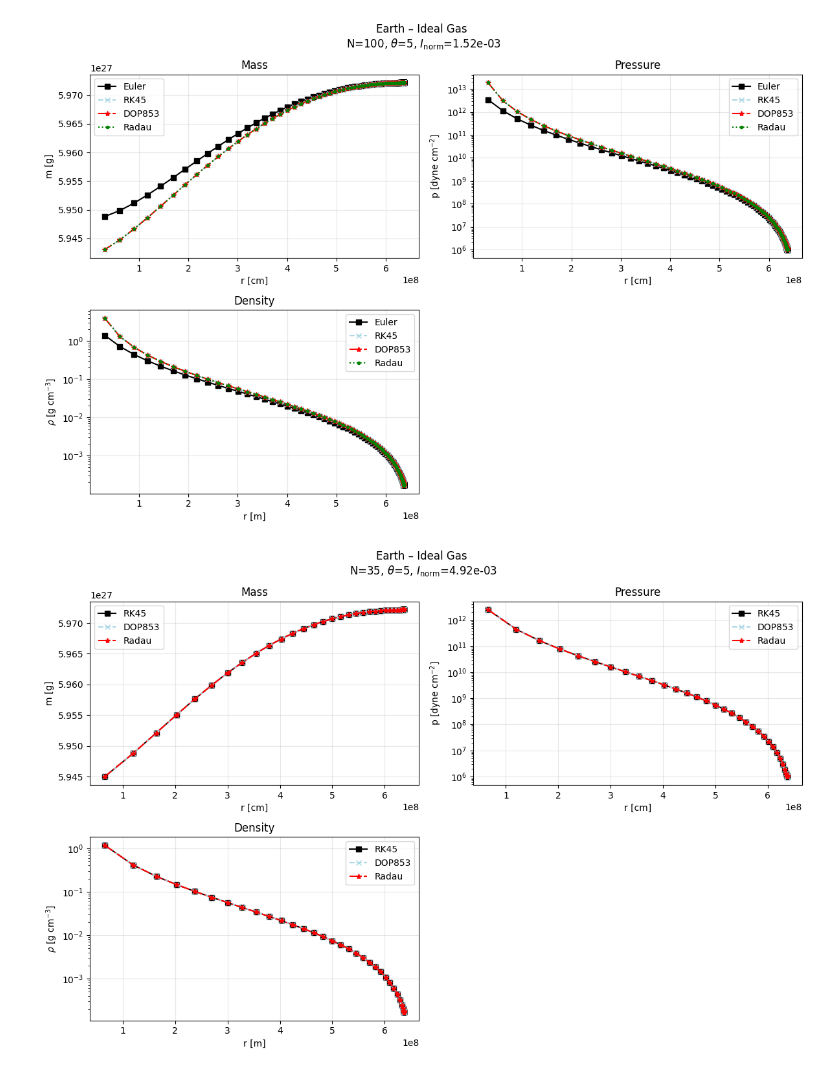
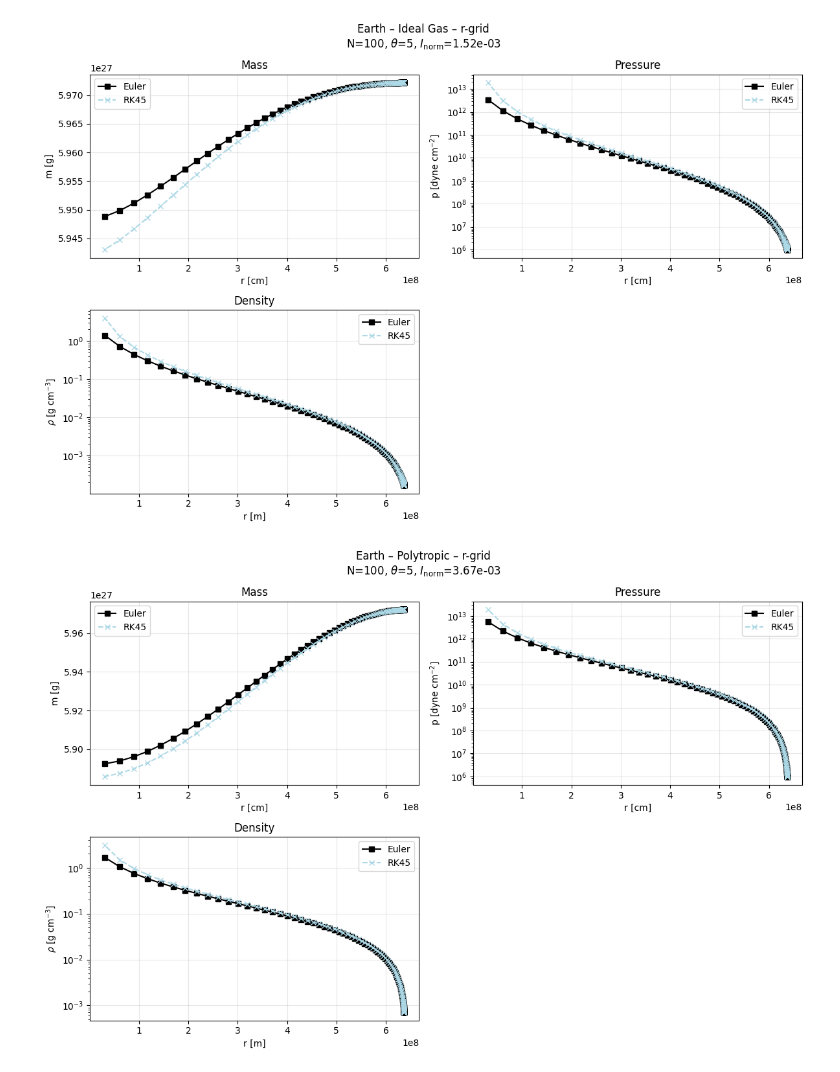
Before and after one commit to Akut-Luna/AST-514-Final-Project, a Jupyter notebook: plot_different_solvers.ipynb, the cells around one changed output. Drawn from its saved outputs; the diff is of its cells as text; code cells hidden in the pictures.

Commit message:
m grid done

```diff
--- a/plot_different_solvers.ipynb
+++ b/plot_different_solvers.ipynb
@@ -4,10 +4,9 @@ import numpy as np
 import pandas as pd
 import matplotlib.pyplot as plt
 # %%
-def load_data(planet_name, sim_no, grid_type, N, theta):
+def load_data(planet_name, sim_no, grid_type, N, theta, simulation_methods):
     sim_name = get_sim_name_by_number(sim_no)
     data_files = []
-    simulation_methods = ['Euler', 'RK45', 'DOP853', 'Radau']
     for sim_method in simulation_methods:
         file_name = f'{planet_name}_{sim_name}_{sim_method}_theta_{theta}.csv'
         file_path = os.path.join('data', 'simulation_results', f'{grid_type}_grid', f'N={N}', file_name)
@@ -93,9 +92,13 @@ def plot_data(datas, sim_methods, planet_name, sim_no, grid_type, N, theta, show
         sim_name += part + ' '
 
     if len(sim_methods) == 1:
-        title = f'{planet_name} \u2013 {sim_name} \u2013 {sim_methods[0]}\nN={N_eff}, $\\theta$={theta}, ' + '$I_\\text{norm}$=' + f'{MoI:.2e}'
+        title_top = f'{planet_name} \u2013 {sim_name[:-1]} \u2013 {sim_methods[0]} \u2013 {grid_type}-grid'
+        title_bottom = f'\nN={N_eff}, $\\theta$={theta}, ' + '$I_\\text{norm}$=' + f'{MoI:.2e}'
+        title = title_top + title_bottom
     else:
-        title = f'{planet_name} \u2013 {sim_name}\nN={N_eff}, $\\theta$={theta}, ' + '$I_\\text{norm}$=' + f'{MoI:.2e}'
+        title_top = f'{planet_name} \u2013 {sim_name[:-1]} \u2013 {grid_type}-grid'
+        title_bottom = f'\nN={N_eff}, $\\theta$={theta}, ' + '$I_\\text{norm}$=' + f'{MoI:.2e}'
+        title = title_top + title_bottom
 
     plt.suptitle(title)
     plt.tight_layout()
@@ -130,11 +133,12 @@ def get_sim_name_by_number(number):
 # %%
 N = 100
 theta = 5
+simulation_methods=['Euler', 'RK45'] # 'Euler', 'RK45', 'DOP853', 'Radau'
 for planet in ['Earth']:
-    for grid_type in ['r', 'm']:
-        for sim_no in [1]:
-            datas, used_sim_methods = load_data(planet, sim_no, grid_type, N, theta)
+    for grid_type in ['r']:
+        for sim_no in [1, 2, 3, 4, 5, 6]:
+            datas, used_sim_methods = load_data(planet, sim_no, grid_type, N, theta, simulation_methods)
             plot_data(datas, used_sim_methods, planet, sim_no, grid_type, N, theta, show_plot=True)
 # %% [output]
-[figure, old version]
+[figure, new version]
-[figure, old version]
+[figure, new version]
```
Also changed, not shown: parts of 1 cell of this notebook, 2 other files.
